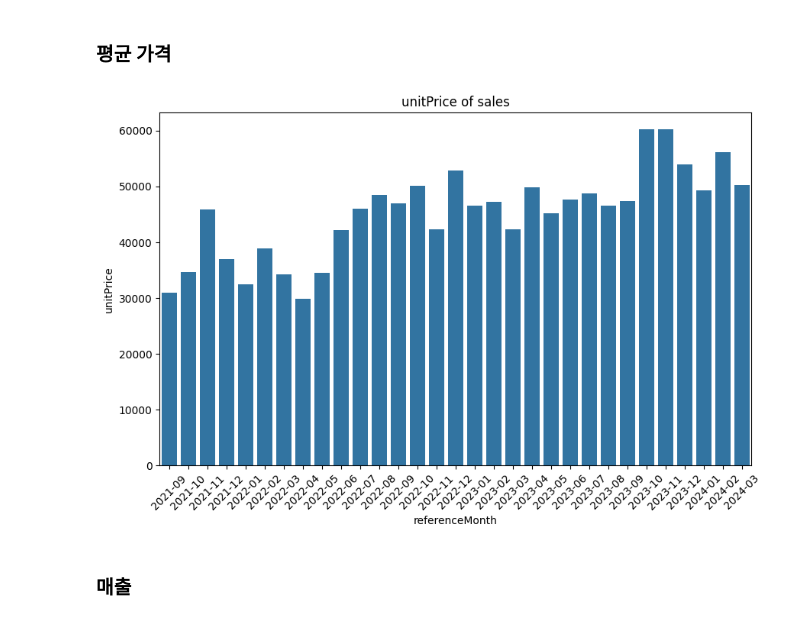
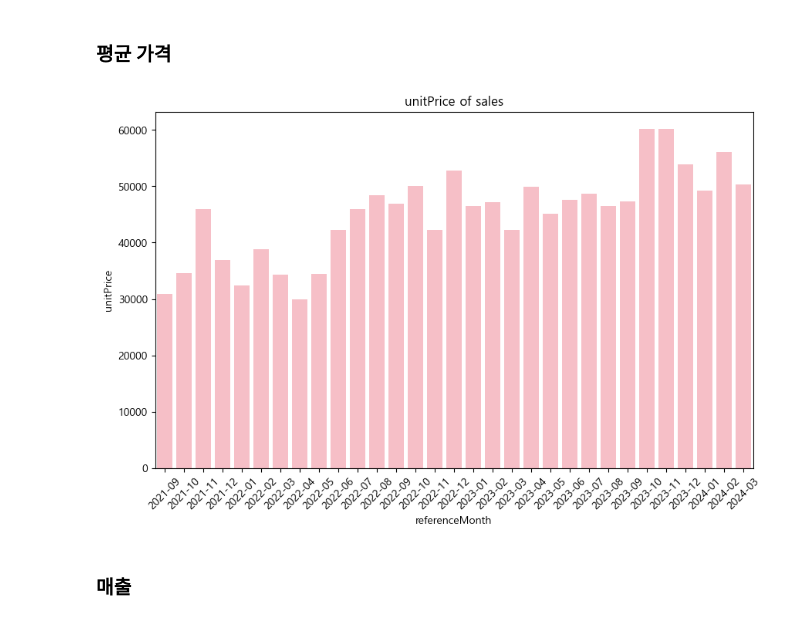
Before and after one commit to entangelk/wigglewiggle, a Jupyter notebook: docs/analysis/basic_analysis.ipynb, the cells around one changed output. Cells and saved outputs as stored; diff of their text form; code cells hidden in the pictures.

```diff
--- a/docs/analysis/basic_analysis.ipynb
+++ b/docs/analysis/basic_analysis.ipynb
@@ -68,13 +76,13 @@ plt.show()
 # %%
 plt.figure(figsize=(10, 6))
 
-sns.barplot(data=df_salesBasic, x='referenceMonth', y='unitPrice')
+sns.barplot(data=df_salesBasic, x='referenceMonth', y='unitPrice',color='lightpink')
 
 plt.title('unitPrice of sales')
 plt.xticks(rotation=45)
 plt.show()
 # %% [output]
-[figure, old version]
+[figure, new version]
 # %% [markdown]
 ### 매출
 # %%
```
Also changed, not shown: parts of 11 cells of this notebook, 15 other files.
